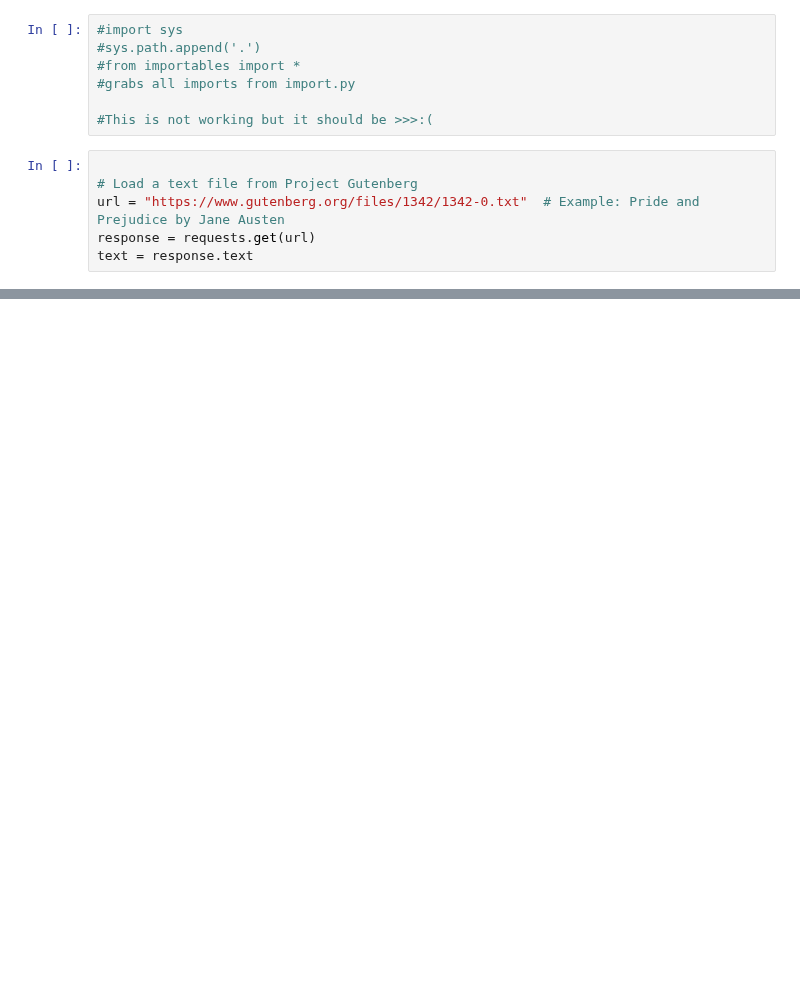
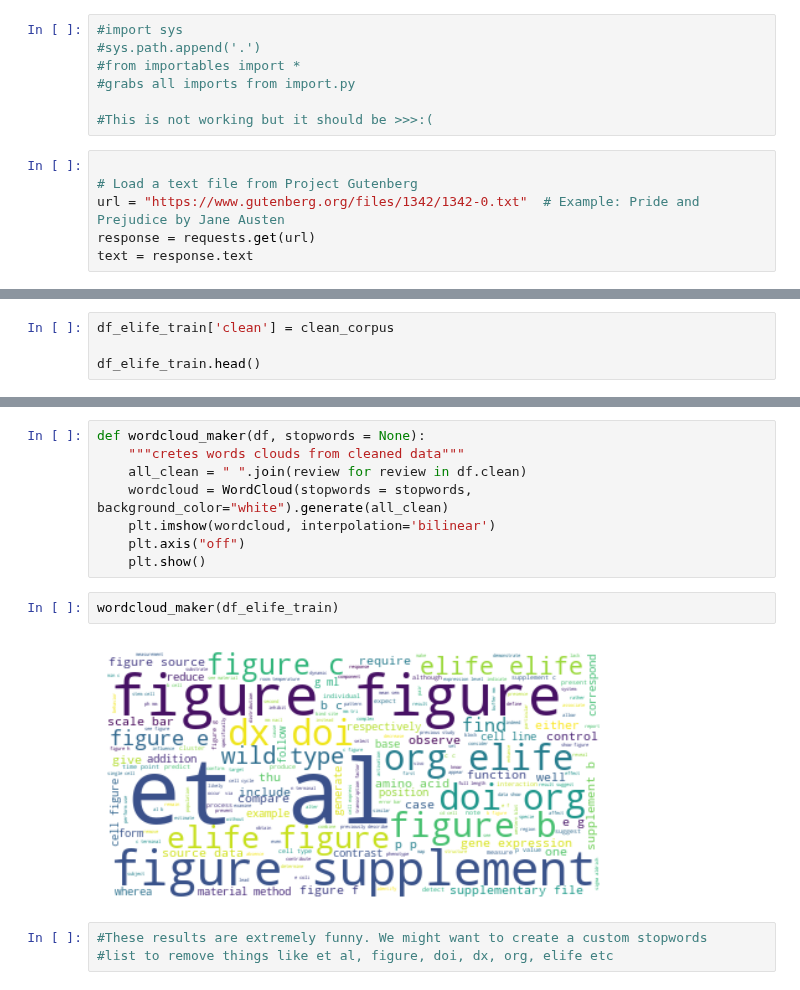
Before and after one commit to michael-pollack/573Project, a Jupyter notebook: project.ipynb, the cells around one changed output, grey strips where cells are left out. Drawn from its saved outputs; the diff is of its cells as text; blank space fills up the shorter version.

```diff
--- a/project.ipynb
+++ b/project.ipynb
@@ -130,0 +269,4 @@ df_plos_train_3.head(5)
+# %%
+df_elife_train['clean'] = clean_corpus
+
+df_elife_train.head()
@@ -130,0 +280,15 @@ df_plos_train_3.head(5)
+# %%
+def wordcloud_maker(df, stopwords = None):
+    """cretes words clouds from cleaned data"""
+    all_clean = " ".join(review for review in df.clean)
+    wordcloud = WordCloud(stopwords = stopwords, background_color="white").generate(all_clean)
+    plt.imshow(wordcloud, interpolation='bilinear')
+    plt.axis("off")
+    plt.show()
+# %%
+wordcloud_maker(df_elife_train)
+# %% [output]
+[figure, added]
+# %%
+#These results are extremely funny. We might want to create a custom stopwords
+#list to remove things like et al, figure, doi, dx, org, elife etc
```
Also changed, not shown: parts of 17 cells of this notebook.
